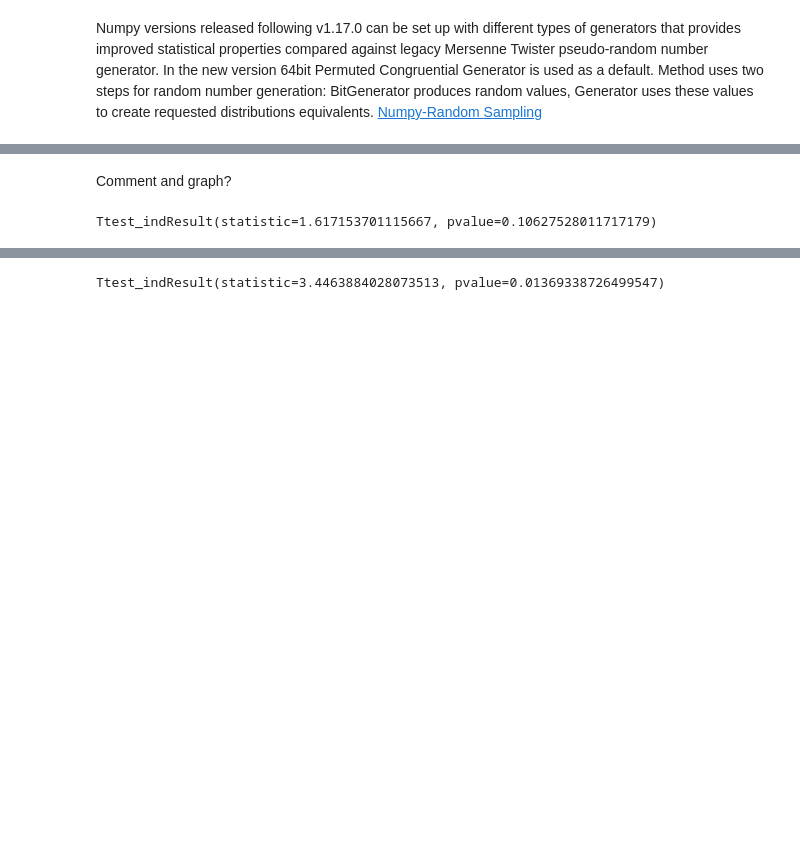
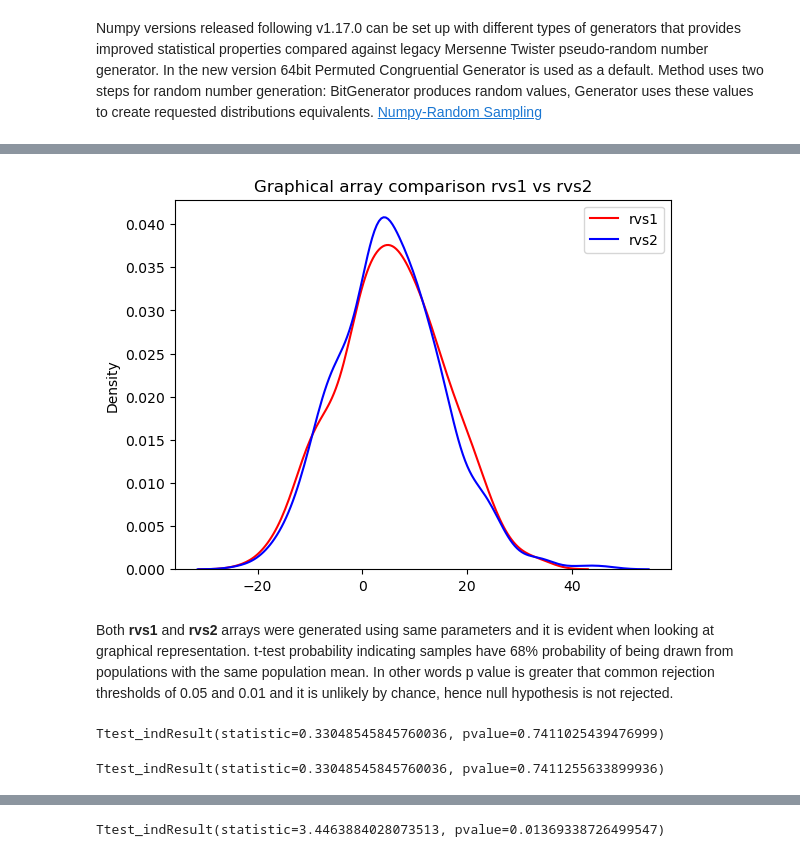
Before and after one commit to Mantvydas-data/MLS-Project, a Jupyter notebook: exercises/01.statistics-exercises.ipynb, the cells around one changed output, grey strips where cells are left out. Cells and saved outputs as stored; diff of their text form; code cells hidden in the pictures; blank space fills up the shorter version.

```diff
--- a/exercises/01.statistics-exercises.ipynb
+++ b/exercises/01.statistics-exercises.ipynb
@@ -176,11 +176,26 @@ Ttest_indResult(statistic=0.04724676068546204, pvalue=0.962326020997156)
-# %% [markdown]
-Comment and graph?
+# %%
+# Plot for generated array visualisation and comparison
+sns.kdeplot(rvs1, color='red', label='rvs1')
+sns.kdeplot(rvs2, color='blue', label='rvs2')
+plt.legend()
+plt.title('Graphical array comparison rvs1 vs rvs2')
+plt.show()
+# %% [output]
+[figure, added]
+# %% [markdown]
+Both **rvs1** and **rvs2** arrays were generated using same parameters and it is evident when looking at graphical representation. t-test probability indicating samples have 68% probability of being drawn from populations with the same population mean. In other words p value is greater that common rejection thresholds of 0.05 and 0.01 and it is unlikely by chance, hence null hypothesis is not rejected.
 # %%
 # Generating array of random normal distribution variates
 # Mean is set at 5, standard deviation is 20 with sample size of 500
 rvs3 = stats.norm.rvs(loc=5, scale=20, size=500, random_state=rng)
+
+# Generating t-test with equal population variance as True (default option)
 stats.ttest_ind(rvs1, rvs3)
-stats.ttest_ind(rvs1, rvs3, equal_var=False)
 # %% [output]
-Ttest_indResult(statistic=1.617153701115667, pvalue=0.10627528011717179)
+Ttest_indResult(statistic=0.33048545845760036, pvalue=0.7411025439476999)
+# %%
+# Generating t-test with equal population variance as False (Welch's t-test)
+stats.ttest_ind(rvs1, rvs3, equal_var=False)
+# %% [output]
+Ttest_indResult(statistic=0.33048545845760036, pvalue=0.7411255633899936)
 # %%
```
Also changed, not shown: parts of 29 cells of this notebook.
